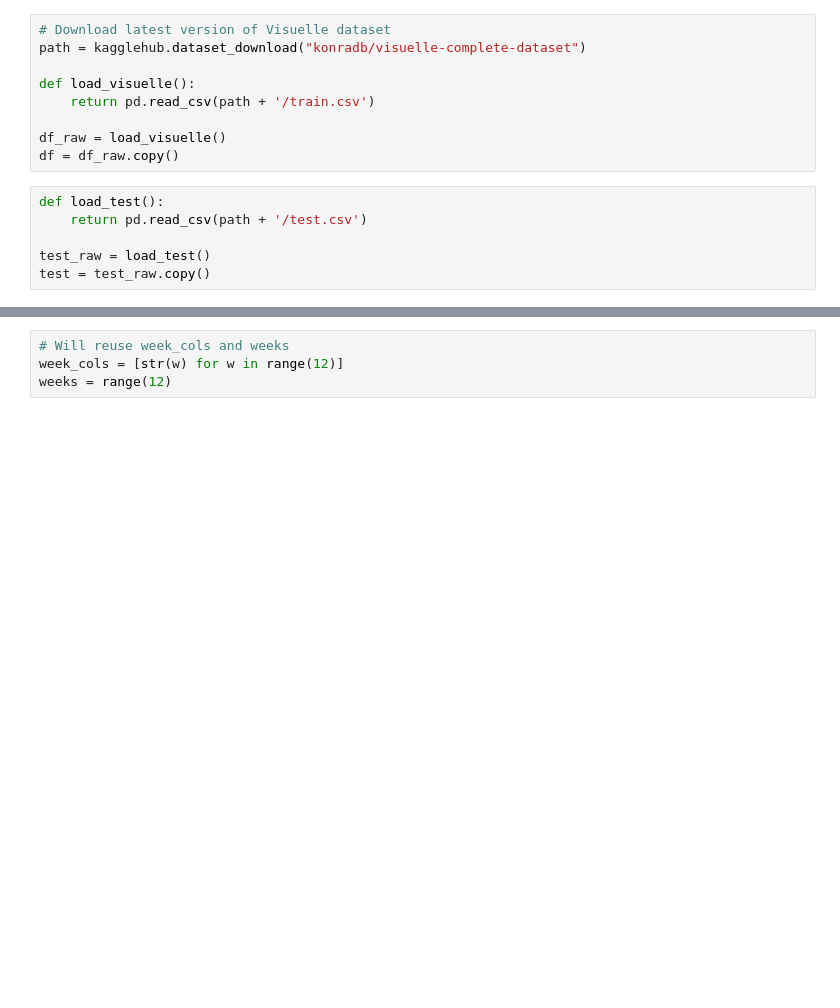
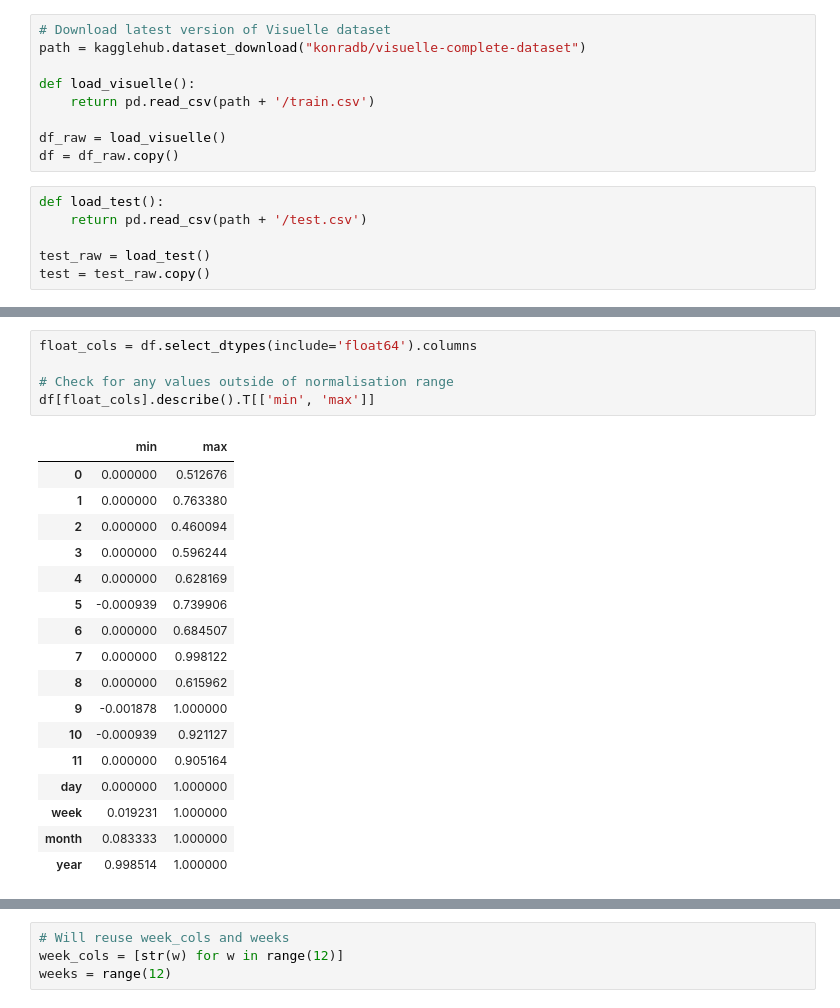
Before and after one commit to martadossantos/product-sales, a Jupyter notebook: sales.ipynb, the cells around one changed output, grey strips where cells are left out. Drawn from its saved outputs; the diff is of its cells as text; blank space fills up the shorter version.

Commit message:
Initial data analysis
- went back a couple of steps to tidy up the jupyter notebook;
- print data shape, data types, check for outlying values;
- general formatting of titles;

```diff
--- a/sales.ipynb
+++ b/sales.ipynb
@@ -37,0 +63,23 @@ test = test_raw.copy()
+# %%
+float_cols = df.select_dtypes(include='float64').columns
+
+# Check for any values outside of normalisation range
+df[float_cols].describe().T[['min', 'max']]
+# %% [output]
+|  | min | max |
+| 0 | 0.000000 | 0.512676 |
+| 1 | 0.000000 | 0.763380 |
+| 2 | 0.000000 | 0.460094 |
+| 3 | 0.000000 | 0.596244 |
+| 4 | 0.000000 | 0.628169 |
+| 5 | -0.000939 | 0.739906 |
+| 6 | 0.000000 | 0.684507 |
+| 7 | 0.000000 | 0.998122 |
+| 8 | 0.000000 | 0.615962 |
+| 9 | -0.001878 | 1.000000 |
+| 10 | -0.000939 | 0.921127 |
+| 11 | 0.000000 | 0.905164 |
+| day | 0.000000 | 1.000000 |
+| week | 0.019231 | 1.000000 |
+| month | 0.083333 | 1.000000 |
+| year | 0.998514 | 1.000000 |
```
Also changed, not shown: parts of 6 cells of this notebook.
